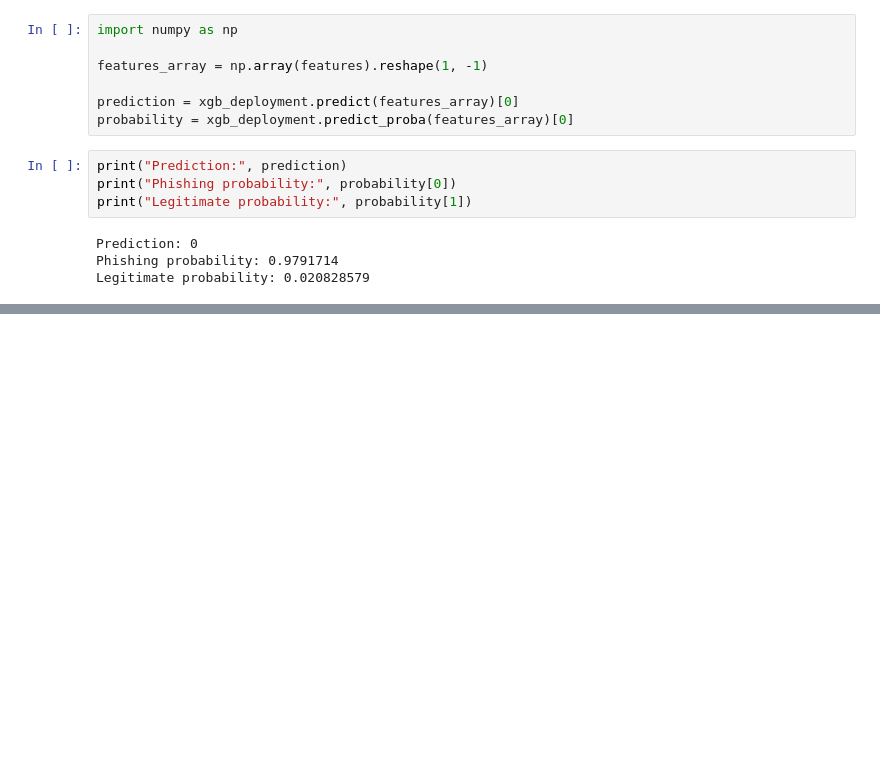
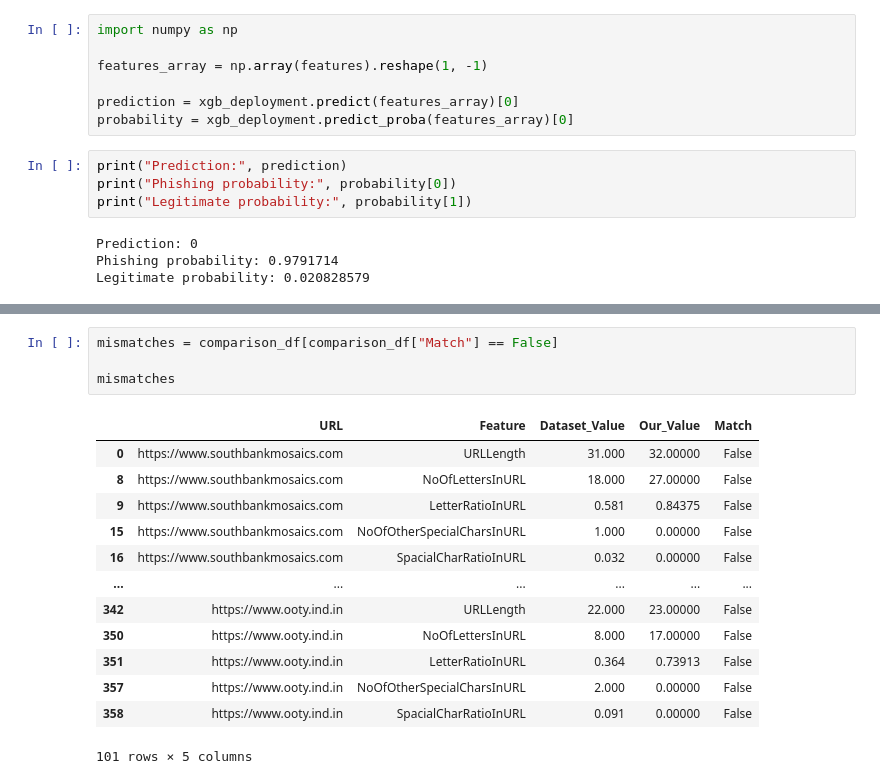
Before and after one commit to KARTHIKA-HANUMANDLA/Explainable-AI-based-phishing-URL-detection-system-, a Jupyter notebook: notebooks/day2_dataset_analysis.ipynb, the cells around one changed output, grey strips where cells are left out. Cells and saved outputs as stored; diff of their text form; blank space fills up the shorter version.

```diff
--- a/notebooks/day2_dataset_analysis.ipynb
+++ b/notebooks/day2_dataset_analysis.ipynb
@@ -1222,0 +1328,18 @@ ImportError: cannot import name 'predict_url' from 'src.feature_extraction' (c:\
+# %%
+mismatches = comparison_df[comparison_df["Match"] == False]
+
+mismatches
+# %% [output]
+|  | URL | Feature | Dataset_Value | Our_Value | Match |
+| 0 | https://www.southbankmosaics.com | URLLength | 31.000 | 32.00000 | False |
+| 8 | https://www.southbankmosaics.com | NoOfLettersInURL | 18.000 | 27.00000 | False |
+| 9 | https://www.southbankmosaics.com | LetterRatioInURL | 0.581 | 0.84375 | False |
+| 15 | https://www.southbankmosaics.com | NoOfOtherSpecialCharsInURL | 1.000 | 0.00000 | False |
+| 16 | https://www.southbankmosaics.com | SpacialCharRatioInURL | 0.032 | 0.00000 | False |
+| ... | ... | ... | ... | ... | ... |
+| 342 | https://www.ooty.ind.in | URLLength | 22.000 | 23.00000 | False |
+| 350 | https://www.ooty.ind.in | NoOfLettersInURL | 8.000 | 17.00000 | False |
+| 351 | https://www.ooty.ind.in | LetterRatioInURL | 0.364 | 0.73913 | False |
+| 357 | https://www.ooty.ind.in | NoOfOtherSpecialCharsInURL | 2.000 | 0.00000 | False |
+| 358 | https://www.ooty.ind.in | SpacialCharRatioInURL | 0.091 | 0.00000 | False |
+101 rows × 5 columns
```
Also changed, not shown: parts of 38 cells of this notebook, 5 other files.
